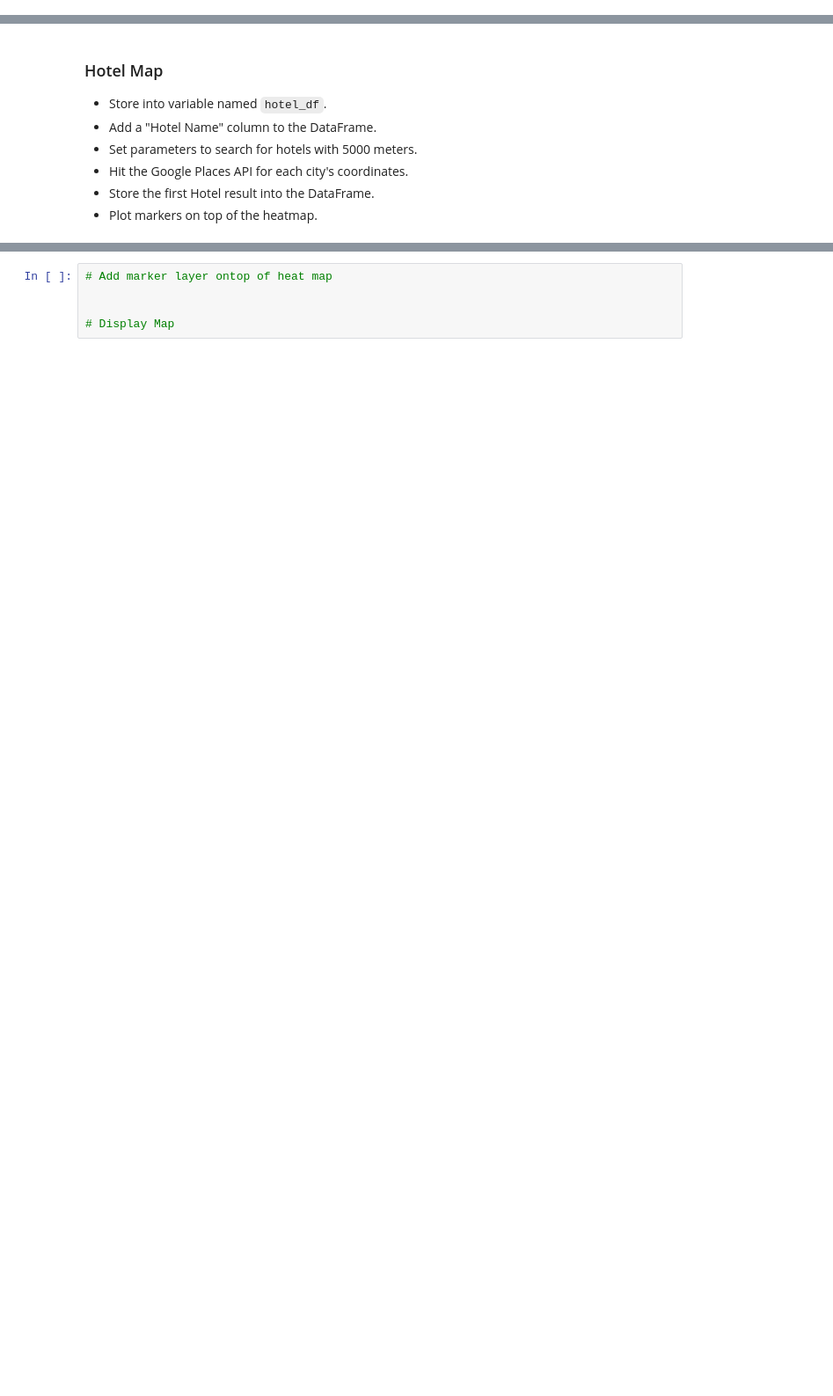
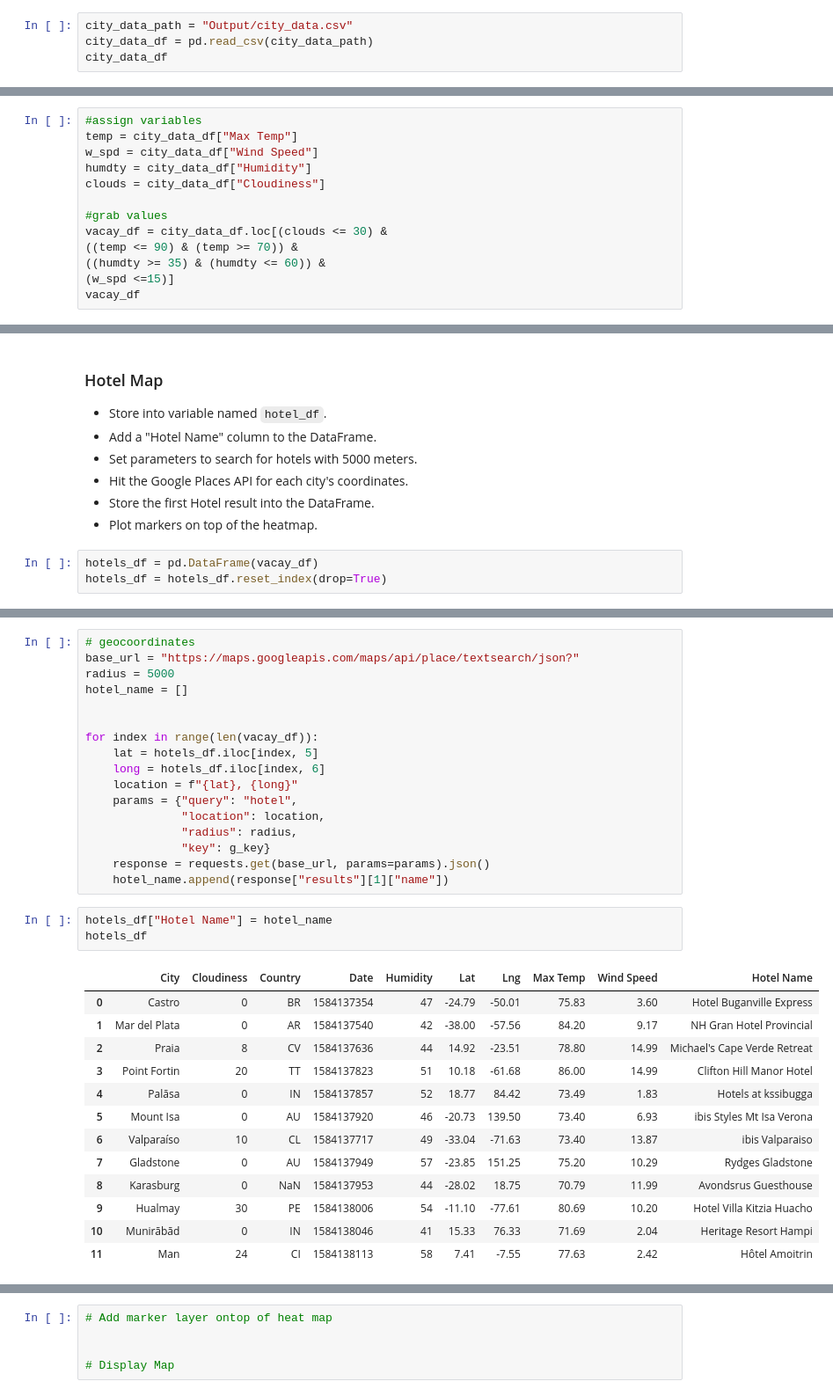
Before and after one commit to wisemantyr/openweather, a Jupyter notebook: VacationPyStarter.ipynb, the cells around one changed output, grey strips where cells are left out. Shown at 88% size. Drawn from its saved outputs; the diff is of its cells as text; blank space fills up the shorter version.

```diff
--- a/VacationPyStarter.ipynb
+++ b/VacationPyStarter.ipynb
@@ -18,3 +18,7 @@ from api_keys import g_key
 # %% [markdown]
 ### Store Part I results into DataFrame
 * Load the csv exported in Part I to a DataFrame
+# %%
+city_data_path = "Output/city_data.csv"
+city_data_df = pd.read_csv(city_data_path)
+city_data_df
@@ -27,3 +71,16 @@ from api_keys import g_key
 ### Create new DataFrame fitting weather criteria
 * Narrow down the cities to fit weather conditions.
 * Drop any rows will null values.
+# %%
+#assign variables
+temp = city_data_df["Max Temp"]
+w_spd = city_data_df["Wind Speed"]
+humdty = city_data_df["Humidity"]
+clouds = city_data_df["Cloudiness"]
+
+#grab values
+vacay_df = city_data_df.loc[(clouds <= 30) &
+((temp <= 90) & (temp >= 70)) &
+((humdty >= 35) & (humdty <= 60)) &
+(w_spd <=15)]
+vacay_df
@@ -35,3 +106,6 @@ from api_keys import g_key
 * Hit the Google Places API for each city's coordinates.
 * Store the first Hotel result into the DataFrame.
 * Plot markers on top of the heatmap.
+# %%
+hotels_df = pd.DataFrame(vacay_df)
+hotels_df = hotels_df.reset_index(drop=True)
@@ -38,3 +128,37 @@ from api_keys import g_key
+# %%
+# geocoordinates
+base_url = "https://maps.googleapis.com/maps/api/place/textsearch/json?"
+radius = 5000
+hotel_name = []
+
+
+for index in range(len(vacay_df)):
+    lat = hotels_df.iloc[index, 5]
+    long = hotels_df.iloc[index, 6]
+    location = f"{lat}, {long}"
+    params = {"query": "hotel",
+              "location": location,
+              "radius": radius,
+              "key": g_key}
+    response = requests.get(base_url, params=params).json()
+    hotel_name.append(response["results"][1]["name"])
+# %%
+hotels_df["Hotel Name"] = hotel_name
+hotels_df
+# %% [output]
+|  | City | Cloudiness | Country | Date | Humidity | Lat | Lng | Max Temp | Wind Speed | Hotel Name |
+| 0 | Castro | 0 | BR | 1584137354 | 47 | -24.79 | -50.01 | 75.83 | 3.60 | Hotel Buganville Express |
+| 1 | Mar del Plata | 0 | AR | 1584137540 | 42 | -38.00 | -57.56 | 84.20 | 9.17 | NH Gran Hotel Provincial |
+| 2 | Praia | 8 | CV | 1584137636 | 44 | 14.92 | -23.51 | 78.80 | 14.99 | Michael's Cape Verde Retreat |
+| 3 | Point Fortin | 20 | TT | 1584137823 | 51 | 10.18 | -61.68 | 86.00 | 14.99 | Clifton Hill Manor Hotel |
+| 4 | Palāsa | 0 | IN | 1584137857 | 52 | 18.77 | 84.42 | 73.49 | 1.83 | Hotels at kssibugga |
+| 5 | Mount Isa | 0 | AU | 1584137920 | 46 | -20.73 | 139.50 | 73.40 | 6.93 | ibis Styles Mt Isa Verona |
+| 6 | Valparaíso | 10 | CL | 1584137717 | 49 | -33.04 | -71.63 | 73.40 | 13.87 | ibis Valparaiso |
+| 7 | Gladstone | 0 | AU | 1584137949 | 57 | -23.85 | 151.25 | 75.20 | 10.29 | Rydges Gladstone |
+| 8 | Karasburg | 0 | NaN | 1584137953 | 44 | -28.02 | 18.75 | 70.79 | 11.99 | Avondsrus Guesthouse |
+| 9 | Hualmay | 30 | PE | 1584138006 | 54 | -11.10 | -77.61 | 80.69 | 10.20 | Hotel Villa Kitzia Huacho |
+| 10 | Munirābād | 0 | IN | 1584138046 | 41 | 15.33 | 76.33 | 71.69 | 2.04 | Heritage Resort Hampi |
+| 11 | Man | 24 | CI | 1584138113 | 58 | 7.41 | -7.55 | 77.63 | 2.42 | Hôtel Amoitrin |
 # %%
 # NOTE: Do not change any of the code in this cell
 
```
Also changed, not shown: parts of 7 cells of this notebook, 1 other file.
